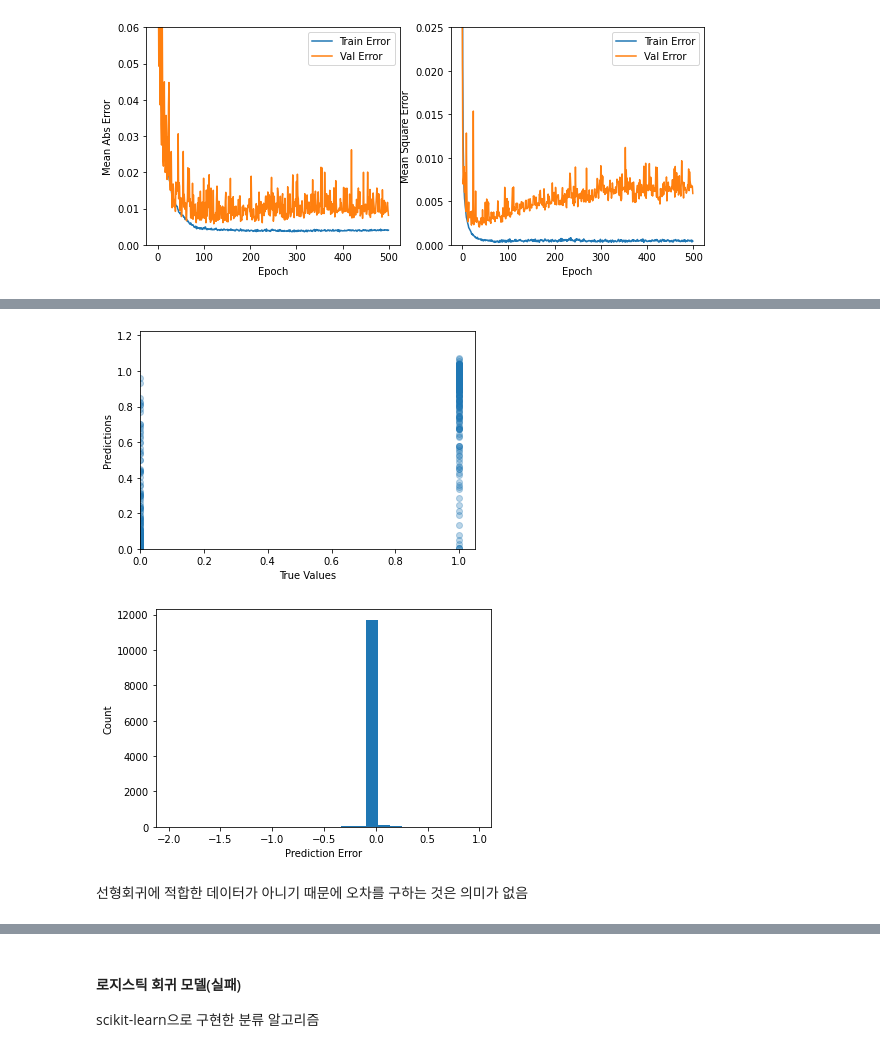
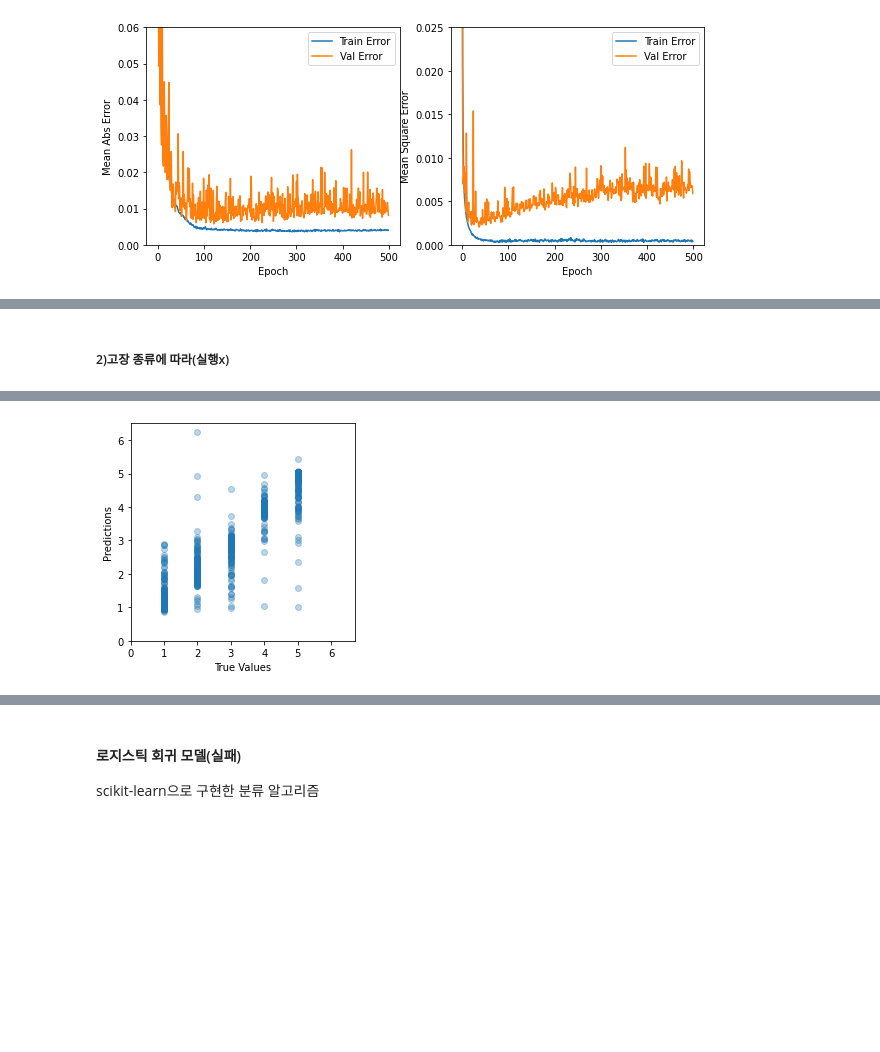
Before and after one commit to engineercha/engineercha, a Jupyter notebook: 졸프.ipynb, the cells around one changed output, grey strips where cells are left out. Cells and saved outputs as stored; diff of their text form; code cells hidden in the pictures; blank space fills up the shorter version.

```diff
--- a/졸프.ipynb
+++ b/졸프.ipynb
@@ -230,10 +233,8 @@ plot_history(history)
 # %% [output]
 [figure]
 # %%
-early_stop = keras.callbacks.EarlyStopping(monitor='val_loss', patience=10)
+early_stop = keras.callbacks.EarlyStopping(monitor='val_loss', patience=8)
 model = build_model()
 history = model.fit(normed_train_data, train_labels, epochs=500,
                     validation_split = 0.2, verbose=0, callbacks=[early_stop, PrintDot()])
-
-plot_history(history)
 # %% [output]
@@ -251,0 +399,2 @@ print("◎ 테스트 세트의 평균 절대 오차: {:5.4f}".format(mae))
+# %% [markdown]
+##### 2)고장 종류에 따라(실행x)
@@ -253,6 +407,7 @@ print("◎ 테스트 세트의 평균 절대 오차: {:5.4f}".format(mae))
 test_predictions = model.predict(normed_test_data).flatten()
 
 plt.scatter(test_labels, test_predictions, alpha=0.3)
+plt.axis('square')
 plt.xlabel('True Values')
 plt.ylabel('Predictions')
 plt.xlim([0,plt.xlim()[1]])
@@ -263,12 +418 @@ plt.show()
-[figure, old version]
+[figure, new version]
-# %%
-error = test_predictions - test_labels
-
-plt.hist(error, bins = 25)
-plt.xlabel("Prediction Error")
-plt.ylabel("Count")
-plt.show()
-# %% [output]
-[figure, removed]
-# %% [markdown]
-선형회귀에 적합한 데이터가 아니기 때문에 오차를 구하는 것은 의미가 없음
```
Also changed, not shown: parts of 66 cells of this notebook.
